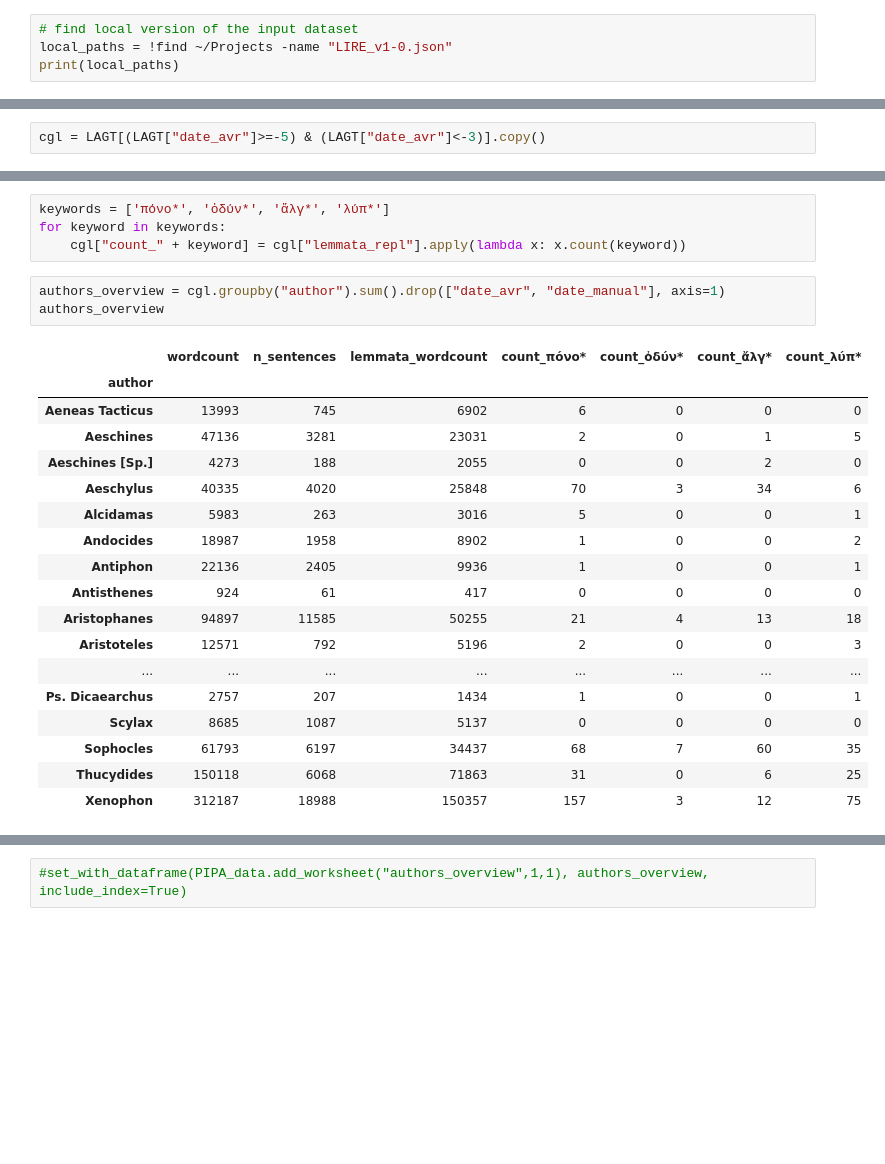
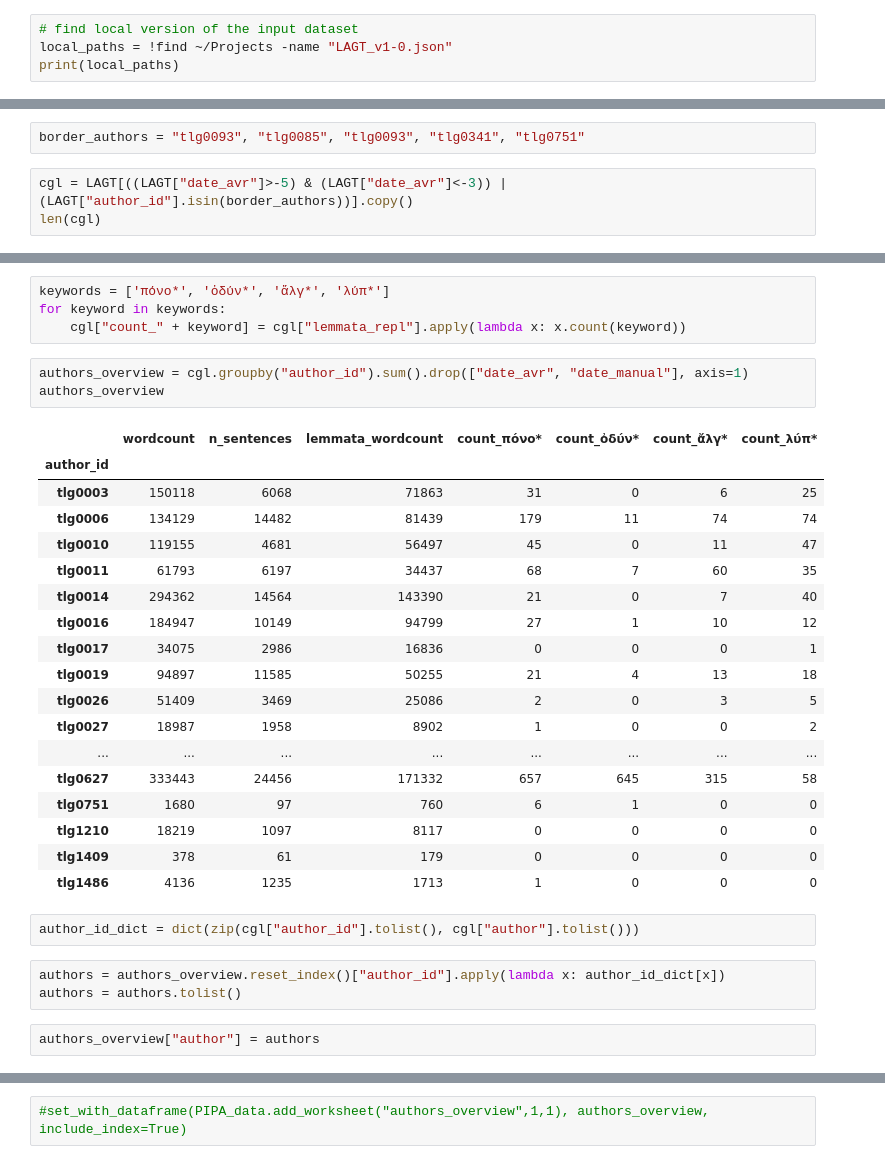
Before and after one commit to kasev/PIPA, a Jupyter notebook: scripts/1_EXTRACTING&PREPROCESSING-SUBCORPUS.ipynb, the cells around one changed output, grey strips where cells are left out. Saved outputs shown, nothing was run; the diff lists cells and outputs as text; blank space fills up the shorter version.

```diff
--- a/scripts/1_EXTRACTING&PREPROCESSING-SUBCORPUS.ipynb
+++ b/scripts/1_EXTRACTING&PREPROCESSING-SUBCORPUS.ipynb
@@ -22,6 +22,6 @@ endpoint variable has been configured to: https://sciencedata.dk/files/
 # Load the main dataset of ancient Greek texts
 # %%
 # find local version of the input dataset
-local_paths = !find ~/Projects -name "LIRE_v1-0.json"
+local_paths = !find ~/Projects -name "LAGT_v1-0.json"
 print(local_paths)
 # %% [output]
@@ -89,2 +114,5 @@ LAGT[(LAGT["date_avr"]==-5)]
+# %%
+border_authors = "tlg0093", "tlg0085", "tlg0093", "tlg0341", "tlg0751"
 # %%
-cgl = LAGT[(LAGT["date_avr"]>=-5) & (LAGT["date_avr"]<-3)].copy()
+cgl = LAGT[((LAGT["date_avr"]>-5) & (LAGT["date_avr"]<-3)) | (LAGT["author_id"].isin(border_authors))].copy()
+len(cgl)
@@ -223,24 +272,31 @@ keywords = ['πόνο*', 'ὀδύν*', 'ἄλγ*', 'λύπ*']
 for keyword in keywords:
     cgl["count_" + keyword] = cgl["lemmata_repl"].apply(lambda x: x.count(keyword))
 # %%
-authors_overview = cgl.groupby("author").sum().drop(["date_avr", "date_manual"], axis=1)
+authors_overview = cgl.groupby("author_id").sum().drop(["date_avr", "date_manual"], axis=1)
 authors_overview
 # %% [output]
 |  | wordcount | n_sentences | lemmata_wordcount | count_πόνο* | count_ὀδύν* | count_ἄλγ* | count_λύπ* |
-| author |  |  |  |  |  |  |  |
-| Aeneas Tacticus | 13993 | 745 | 6902 | 6 | 0 | 0 | 0 |
-| Aeschines | 47136 | 3281 | 23031 | 2 | 0 | 1 | 5 |
-| Aeschines [Sp.] | 4273 | 188 | 2055 | 0 | 0 | 2 | 0 |
-| Aeschylus | 40335 | 4020 | 25848 | 70 | 3 | 34 | 6 |
-| Alcidamas | 5983 | 263 | 3016 | 5 | 0 | 0 | 1 |
-| Andocides | 18987 | 1958 | 8902 | 1 | 0 | 0 | 2 |
-| Antiphon | 22136 | 2405 | 9936 | 1 | 0 | 0 | 1 |
-| Antisthenes | 924 | 61 | 417 | 0 | 0 | 0 | 0 |
-| Aristophanes | 94897 | 11585 | 50255 | 21 | 4 | 13 | 18 |
-| Aristoteles | 12571 | 792 | 5196 | 2 | 0 | 0 | 3 |
+| author_id |  |  |  |  |  |  |  |
+| tlg0003 | 150118 | 6068 | 71863 | 31 | 0 | 6 | 25 |
+| tlg0006 | 134129 | 14482 | 81439 | 179 | 11 | 74 | 74 |
+| tlg0010 | 119155 | 4681 | 56497 | 45 | 0 | 11 | 47 |
+| tlg0011 | 61793 | 6197 | 34437 | 68 | 7 | 60 | 35 |
+| tlg0014 | 294362 | 14564 | 143390 | 21 | 0 | 7 | 40 |
+| tlg0016 | 184947 | 10149 | 94799 | 27 | 1 | 10 | 12 |
+| tlg0017 | 34075 | 2986 | 16836 | 0 | 0 | 0 | 1 |
+| tlg0019 | 94897 | 11585 | 50255 | 21 | 4 | 13 | 18 |
+| tlg0026 | 51409 | 3469 | 25086 | 2 | 0 | 3 | 5 |
+| tlg0027 | 18987 | 1958 | 8902 | 1 | 0 | 0 | 2 |
 | ... | ... | ... | ... | ... | ... | ... | ... |
-| Ps. Dicaearchus | 2757 | 207 | 1434 | 1 | 0 | 0 | 1 |
-| Scylax | 8685 | 1087 | 5137 | 0 | 0 | 0 | 0 |
-| Sophocles | 61793 | 6197 | 34437 | 68 | 7 | 60 | 35 |
-| Thucydides | 150118 | 6068 | 71863 | 31 | 0 | 6 | 25 |
-| Xenophon | 312187 | 18988 | 150357 | 157 | 3 | 12 | 75 |
+| tlg0627 | 333443 | 24456 | 171332 | 657 | 645 | 315 | 58 |
+| tlg0751 | 1680 | 97 | 760 | 6 | 1 | 0 | 0 |
+| tlg1210 | 18219 | 1097 | 8117 | 0 | 0 | 0 | 0 |
+| tlg1409 | 378 | 61 | 179 | 0 | 0 | 0 | 0 |
+| tlg1486 | 4136 | 1235 | 1713 | 1 | 0 | 0 | 0 |
+# %%
+author_id_dict = dict(zip(cgl["author_id"].tolist(), cgl["author"].tolist()))
+# %%
+authors = authors_overview.reset_index()["author_id"].apply(lambda x: author_id_dict[x])
+authors = authors.tolist()
+# %%
+authors_overview["author"] = authors
```
Also changed, not shown: parts of 14 cells of this notebook, 4 other files.
